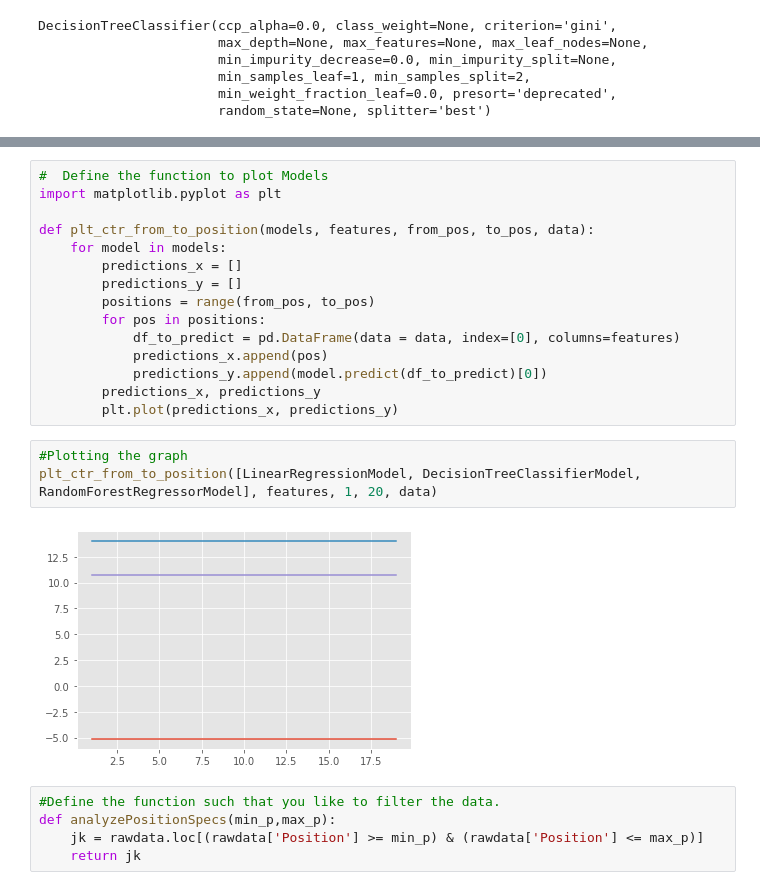
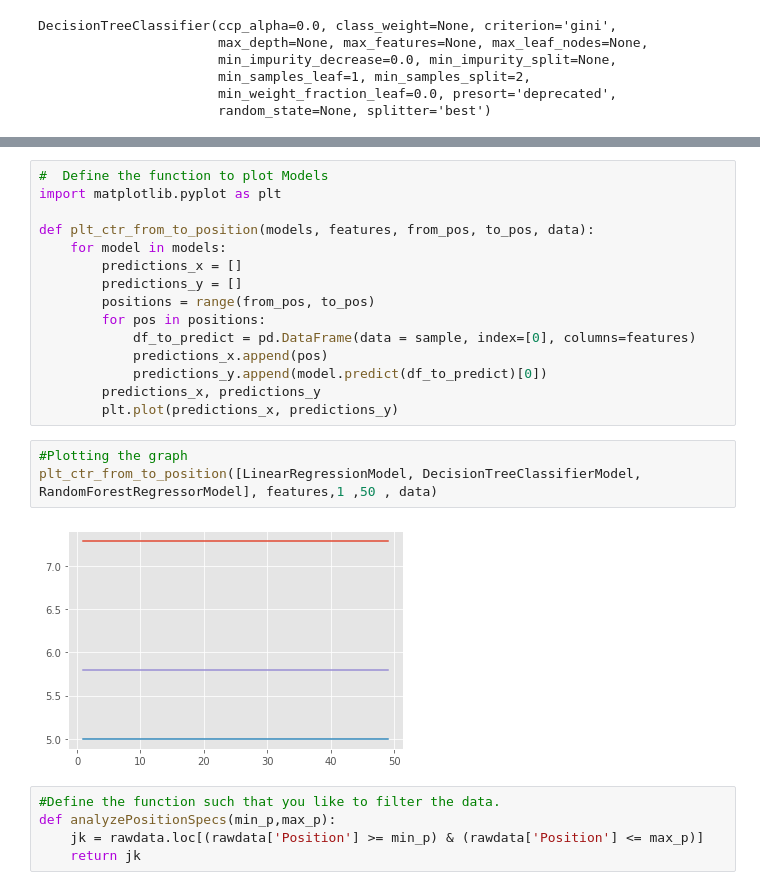
Before and after one commit to itz-jai/SEO_keyword_Analyzer, a Jupyter notebook: keyword_analyzer.ipynb, the cells around one changed output, grey strips where cells are left out. Cells and saved outputs as stored; diff of their text form.

```diff
--- a/keyword_analyzer.ipynb
+++ b/keyword_analyzer.ipynb
@@ -134,16 +134,16 @@ def plt_ctr_from_to_position(models, features, from_pos, to_pos, data):
         predictions_y = []
         positions = range(from_pos, to_pos)
         for pos in positions:
-            df_to_predict = pd.DataFrame(data = data, index=[0], columns=features)
+            df_to_predict = pd.DataFrame(data = sample, index=[0], columns=features)
             predictions_x.append(pos)
             predictions_y.append(model.predict(df_to_predict)[0])
         predictions_x, predictions_y
         plt.plot(predictions_x, predictions_y)
 # %%
 #Plotting the graph
-plt_ctr_from_to_position([LinearRegressionModel, DecisionTreeClassifierModel, RandomForestRegressorModel], features, 1, 20, data)
+plt_ctr_from_to_position([LinearRegressionModel, DecisionTreeClassifierModel, RandomForestRegressorModel], features,1 ,50 , data)
 # %% [output]
-[figure, old version]
+[figure, new version]
 # %%
 #Define the function such that you like to filter the data.
 def analyzePositionSpecs(min_p,max_p):
```
Also changed, not shown: parts of 5 cells of this notebook.
